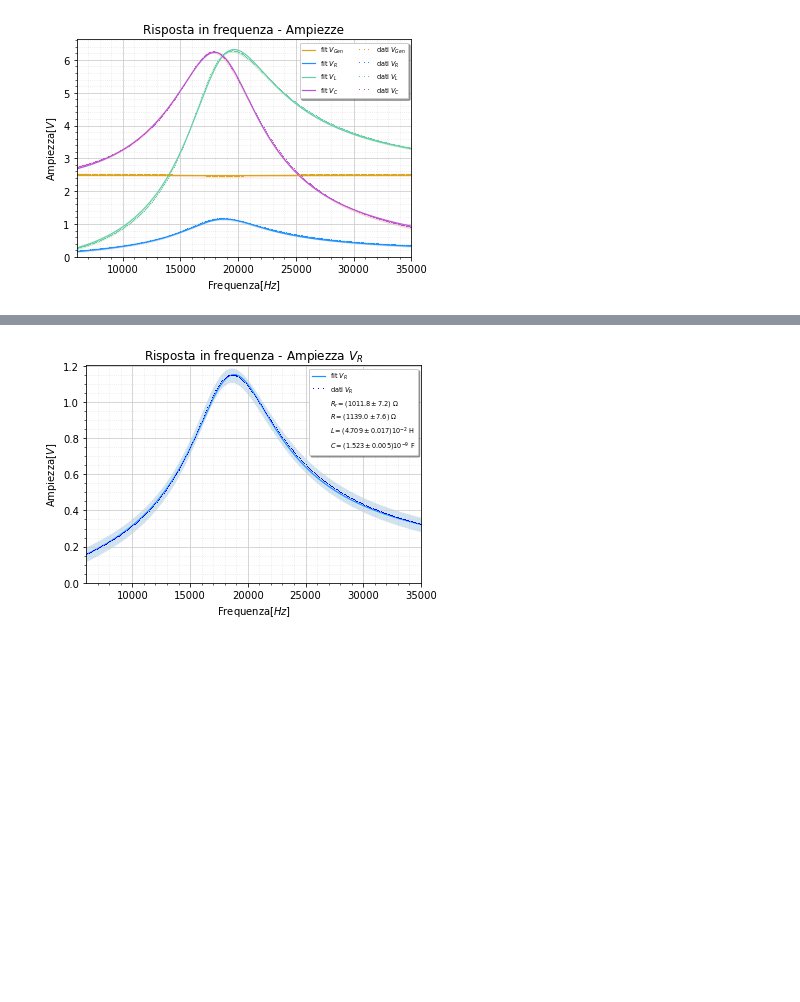
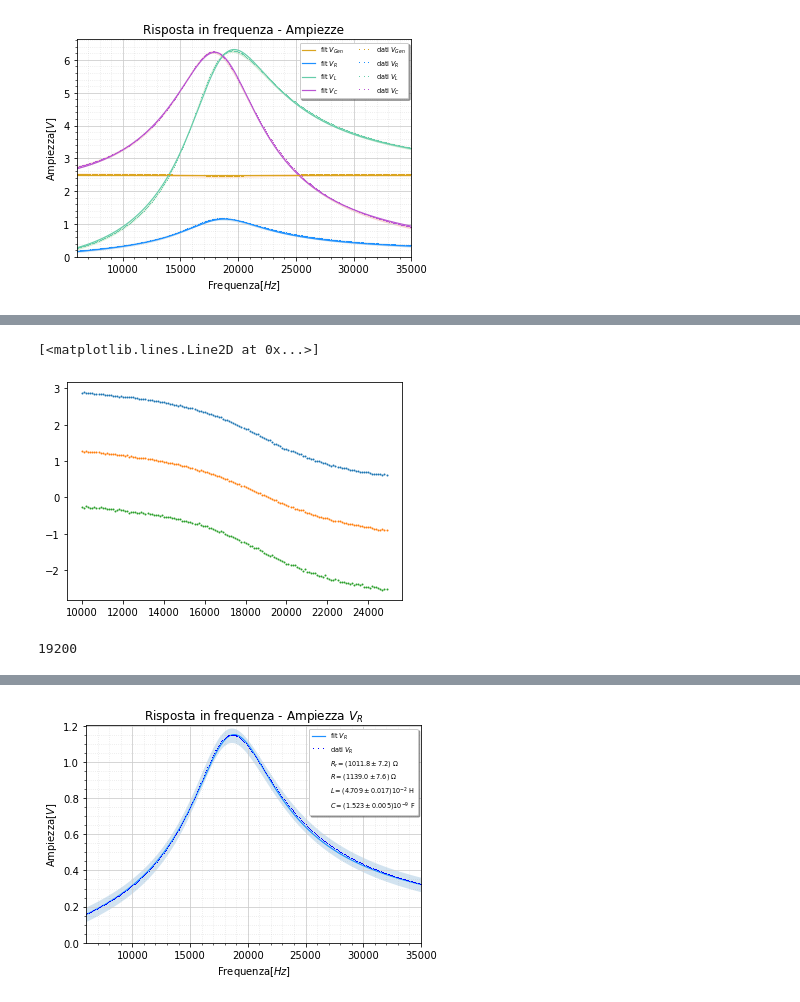
Before and after one commit to Feyn-23/Lab-II, a Jupyter notebook: code/graphs.ipynb, the cells around one changed output, grey strips where cells are left out. Cells and saved outputs as stored; diff of their text form; code cells hidden in the pictures; blank space fills up the shorter version.

```diff
--- a/code/graphs.ipynb
+++ b/code/graphs.ipynb
@@ -112,0 +393,38 @@ plt.savefig('../figs/Risposta-in-frequenza-ampiezze.pdf')
+# %%
+fake_f = np.arange(10000,25000,100)
+
+faseR = R_phase_model(fake_f,2400,0.0474,1.46e-09)
+faseL = L_phase_model(fake_f,2100,0.0474,1.46e-09)
+faseC = C_phase_model(fake_f,2100,0.0474,1.46e-09)
+
+
+for i in range(len(faseR)):
+    if(i < 90):
+     faseR[i] = np.random.normal(faseR[i],0.007)
+    else:
+     faseR[i] = np.random.normal(faseR[i],0.01)
+
+for i in range(len(faseL)):
+    if(i < 90):
+        faseL[i] = np.random.normal(faseL[i],0.009)
+    else:
+        faseL[i] = np.random.normal(faseL[i],0.015)
+
+for i in range(len(faseC)):
+    if(i < 90):
+        faseC[i] = np.random.normal(faseC[i],0.015)
+    else:
+        faseC[i] = np.random.normal(faseC[i],0.023)
+# %%
+plt.plot(fake_f,faseL,marker='o',linestyle='None',markersize=1)
+plt.plot(fake_f,faseR,marker='o',linestyle='None',markersize=1)
+plt.plot(fake_f,faseC,marker='o',linestyle='None',markersize=1)
+# %% [output]
+[<matplotlib.lines.Line2D at 0x...>]
+[figure, added]
+# %%
+faseR
+faseR[91]
+fake_f[92]
+# %% [output]
+19200
```
Also changed, not shown: parts of 19 cells of this notebook, 11 other files.
